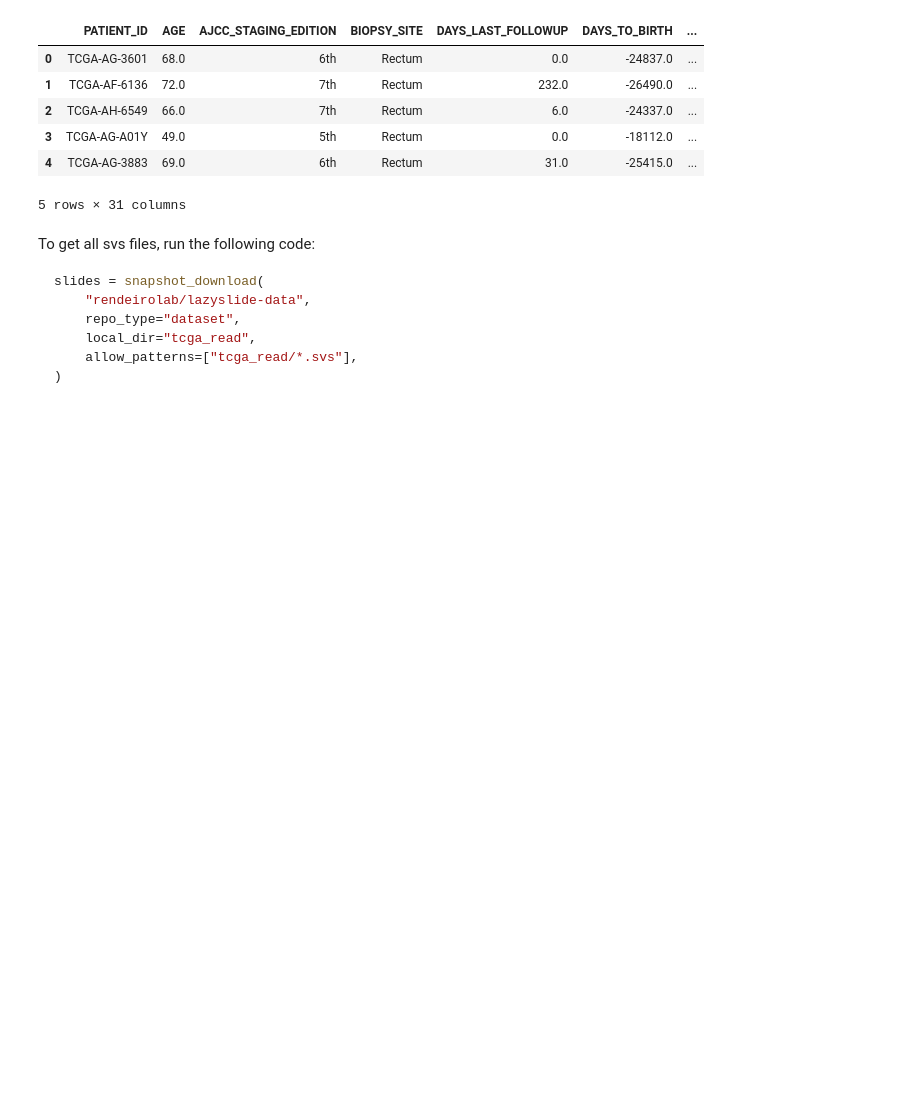
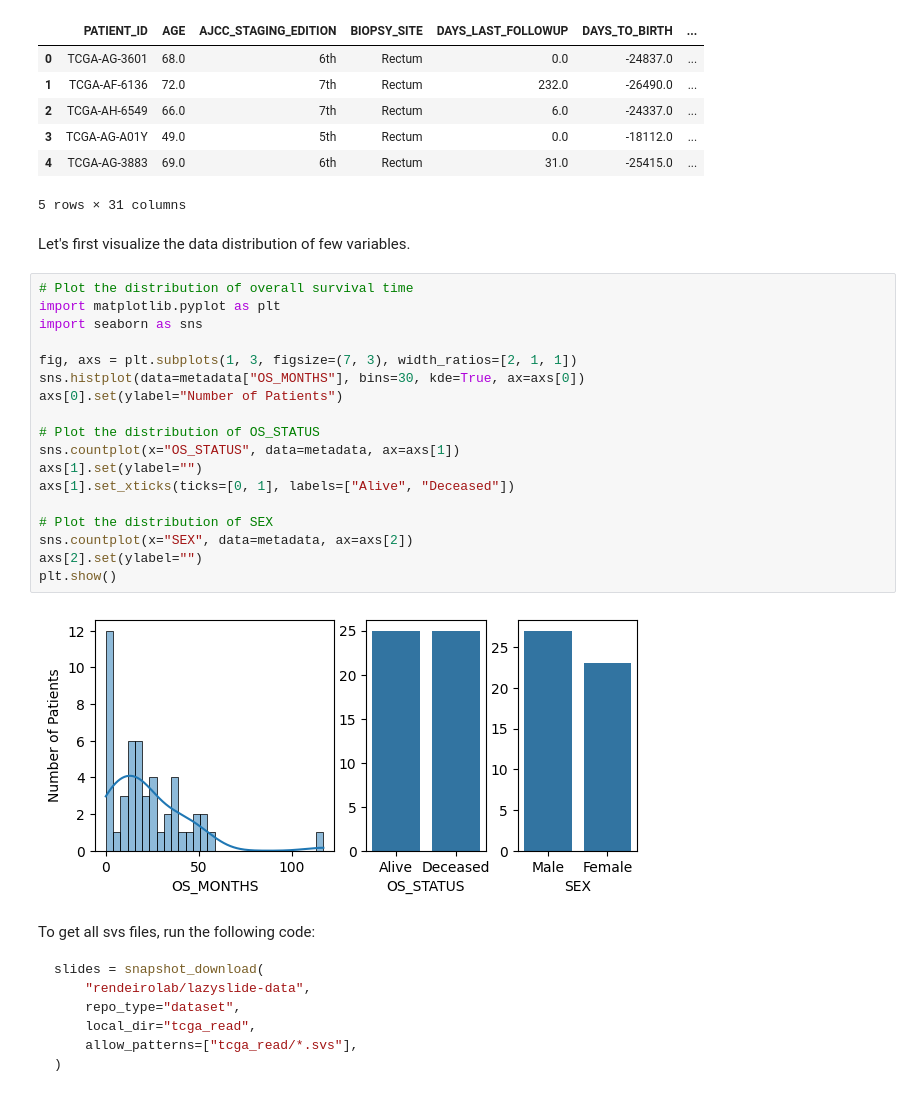
Before and after one commit to rendeirolab/lazyslide-tutorials, a Jupyter notebook: tutorials/survival_prediction.ipynb, the cells around one changed output. Drawn from its saved outputs; the diff is of its cells as text; blank space fills up the shorter version.

````diff
--- a/tutorials/survival_prediction.ipynb
+++ b/tutorials/survival_prediction.ipynb
@@ -26,6 +26,28 @@ metadata.head(5)
 | 3 | TCGA-AG-A01Y | 49.0 | 5th | Rectum | 0.0 | -18112.0 | ... |
 | 4 | TCGA-AG-3883 | 69.0 | 6th | Rectum | 31.0 | -25415.0 | ... |
 5 rows × 31 columns
+# %% [markdown]
+Let's first visualize the data distribution of few variables.
+# %%
+# Plot the distribution of overall survival time
+import matplotlib.pyplot as plt
+import seaborn as sns
+
+fig, axs = plt.subplots(1, 3, figsize=(7, 3), width_ratios=[2, 1, 1])
+sns.histplot(data=metadata["OS_MONTHS"], bins=30, kde=True, ax=axs[0])
+axs[0].set(ylabel="Number of Patients")
+
+# Plot the distribution of OS_STATUS
+sns.countplot(x="OS_STATUS", data=metadata, ax=axs[1])
+axs[1].set(ylabel="")
+axs[1].set_xticks(ticks=[0, 1], labels=["Alive", "Deceased"])
+
+# Plot the distribution of SEX
+sns.countplot(x="SEX", data=metadata, ax=axs[2])
+axs[2].set(ylabel="")
+plt.show()
+# %% [output]
+[figure, added]
 # %% [markdown]
 To get all svs files, run the following code:
 ```python
````
Also changed, not shown: parts of 6 cells of this notebook, 2 other files.
